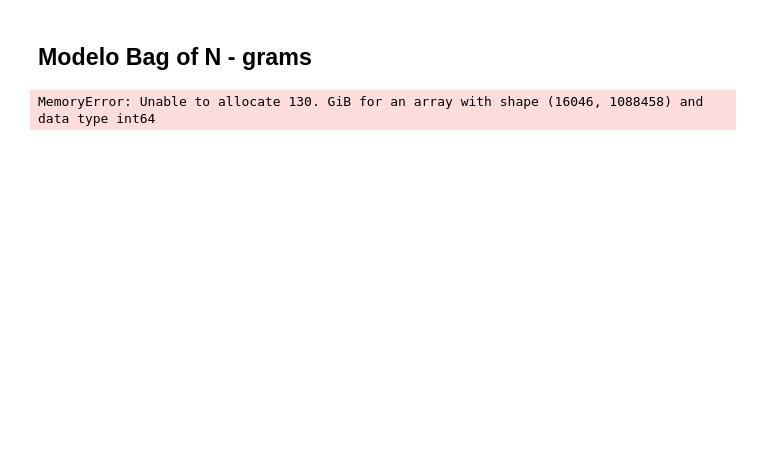
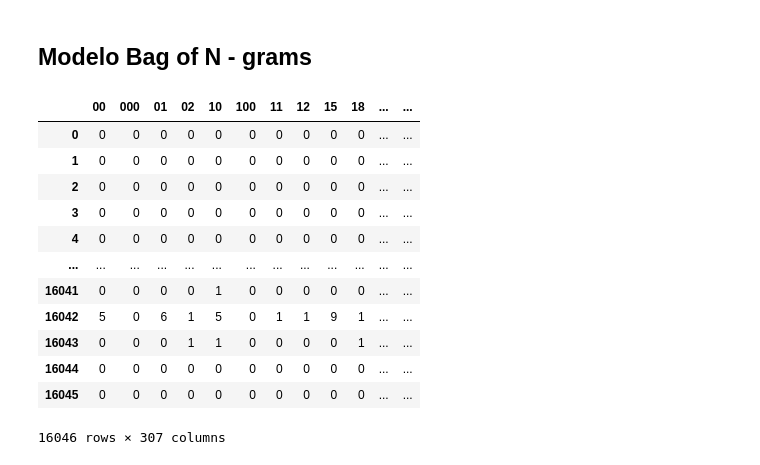
Before and after one commit to Olivverde/Spam-Detection, a Jupyter notebook: SpamDet.ipynb, the cells around one changed output. Cells and saved outputs as stored; diff of their text form; code cells hidden in the pictures; blank space fills up the shorter version.

```diff
--- a/SpamDet.ipynb
+++ b/SpamDet.ipynb
@@ -216,14 +282,26 @@ pd.DataFrame(cv_matrix, columns=vocabulario)
 # %% [markdown]
 ## Modelo Bag of N - grams
 # %%
-bv = CountVectorizer(ngram_range=(2,2))
-bv_matrix = bv.fit_transform(norm_corpus)
+bv = CountVectorizer(ngram_range=(1,2), min_df=0.05, max_df=0.8)
+bv_matrix = bv.fit_transform(dBoW)
 
 bv_matrix = bv_matrix.toarray()
 vocabulario = bv.get_feature_names_out()
 pd.DataFrame(bv_matrix, columns=vocabulario)
 # %% [output]
+|  | 00 | 000 | 01 | 02 | 10 | 100 | 11 | 12 | 15 | 18 | ... | ... |
+| 0 | 0 | 0 | 0 | 0 | 0 | 0 | 0 | 0 | 0 | 0 | ... | ... |
+| 1 | 0 | 0 | 0 | 0 | 0 | 0 | 0 | 0 | 0 | 0 | ... | ... |
+| 2 | 0 | 0 | 0 | 0 | 0 | 0 | 0 | 0 | 0 | 0 | ... | ... |
+| 3 | 0 | 0 | 0 | 0 | 0 | 0 | 0 | 0 | 0 | 0 | ... | ... |
+| 4 | 0 | 0 | 0 | 0 | 0 | 0 | 0 | 0 | 0 | 0 | ... | ... |
+| ... | ... | ... | ... | ... | ... | ... | ... | ... | ... | ... | ... | ... |
+| 16041 | 0 | 0 | 0 | 0 | 1 | 0 | 0 | 0 | 0 | 0 | ... | ... |
+| 16042 | 5 | 0 | 6 | 1 | 5 | 0 | 1 | 1 | 9 | 1 | ... | ... |
+| 16043 | 0 | 0 | 0 | 1 | 1 | 0 | 0 | 0 | 0 | 1 | ... | ... |
+| 16044 | 0 | 0 | 0 | 0 | 0 | 0 | 0 | 0 | 0 | 0 | ... | ... |
+| 16045 | 0 | 0 | 0 | 0 | 0 | 0 | 0 | 0 | 0 | 0 | ... | ... |
-MemoryError: Unable to allocate 130. GiB for an array with shape (16046, 1088458) and data type int64
+16046 rows × 307 columns
 # %%
 from sklearn.feature_extraction.text import TfidfVectorizer
 
```
Also changed, not shown: parts of 35 cells of this notebook, 1 other file.
